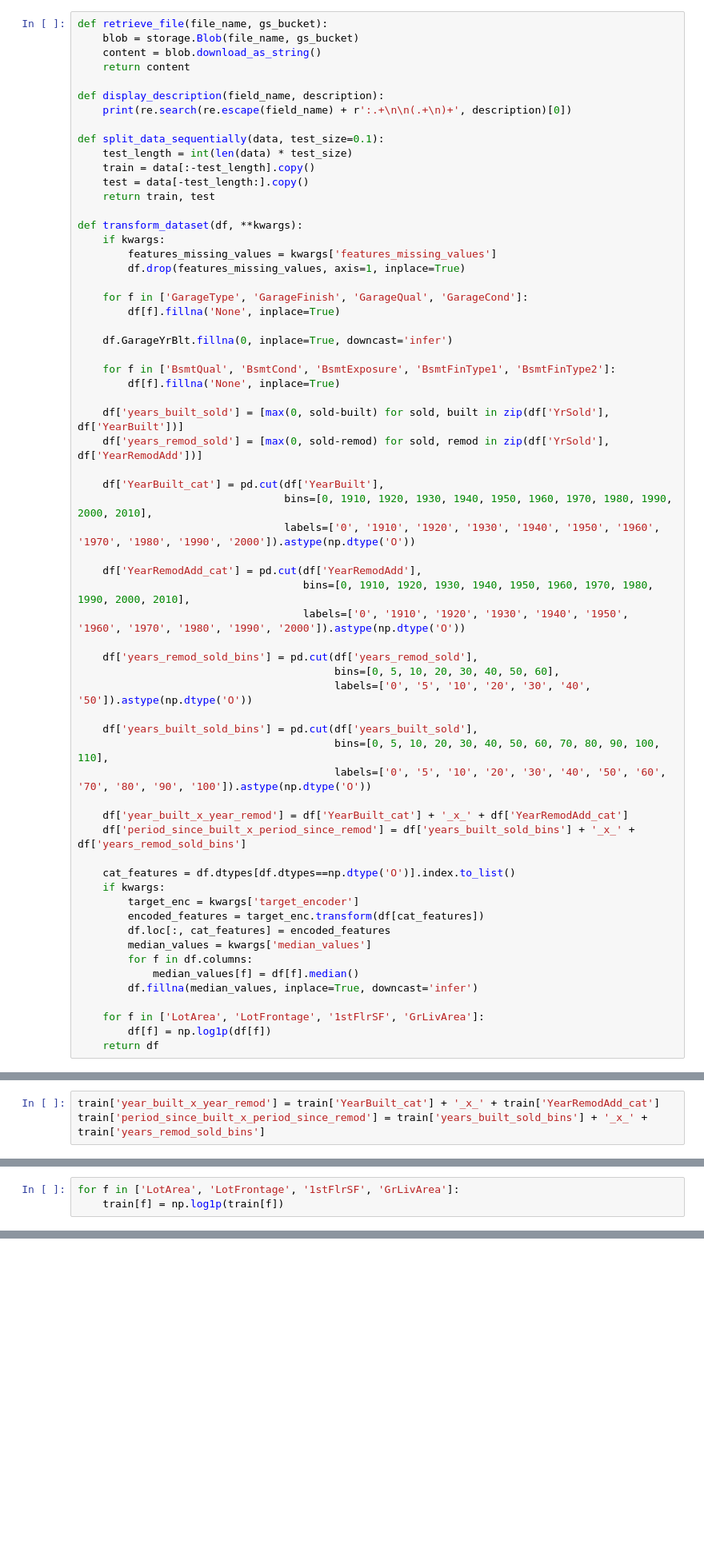
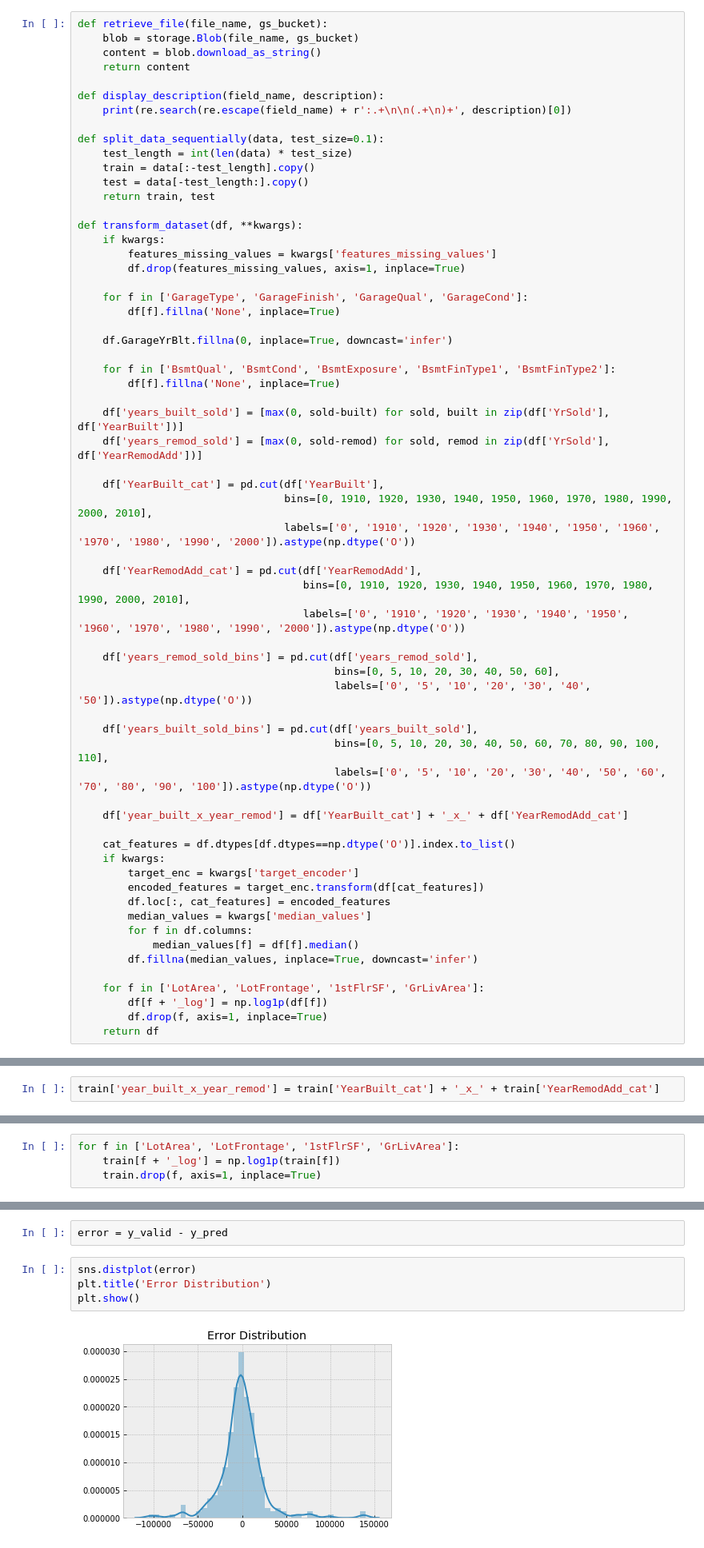
Before and after one commit to rossrco/ames_housing_ml, a Jupyter notebook: eda.ipynb, the cells around one changed output, grey strips where cells are left out. Shown at 80% size. Saved outputs shown, nothing was run; the diff lists cells and outputs as text; blank space fills up the shorter version.

Commit message:
add a model error section

```diff
--- a/eda.ipynb
+++ b/eda.ipynb
@@ -73,7 +73,6 @@ def transform_dataset(df, **kwargs):
                                          labels=['0', '5', '10', '20', '30', '40', '50', '60', '70', '80', '90', '100']).astype(np.dtype('O'))
 
     df['year_built_x_year_remod'] = df['YearBuilt_cat'] + '_x_' + df['YearRemodAdd_cat']
-    df['period_since_built_x_period_since_remod'] = df['years_built_sold_bins'] + '_x_' + df['years_remod_sold_bins']
 
     cat_features = df.dtypes[df.dtypes==np.dtype('O')].index.to_list()
     if kwargs:
@@ -86,7 +85,8 @@ def transform_dataset(df, **kwargs):
         df.fillna(median_values, inplace=True, downcast='infer')
 
     for f in ['LotArea', 'LotFrontage', '1stFlrSF', 'GrLivArea']:
-        df[f] = np.log1p(df[f])
+        df[f + '_log'] = np.log1p(df[f])
+        df.drop(f, axis=1, inplace=True)
     return df
 # %% [markdown]
 ## Ingest Data
@@ -196,7 +196,6 @@ train['years_built_sold_bins'] = pd.cut(train['years_built_sold'],
 ## Add Feature Interactions
 # %%
 train['year_built_x_year_remod'] = train['YearBuilt_cat'] + '_x_' + train['YearRemodAdd_cat']
-train['period_since_built_x_period_since_remod'] = train['years_built_sold_bins'] + '_x_' + train['years_remod_sold_bins']
 # %% [markdown]
 ## Categorical Feature Encoding
 # %%
@@ -233,4 +232,5 @@ train.fillna(median_values, inplace=True)
 ## Take The LOG Of All Long Tail Distributions
 # %%
 for f in ['LotArea', 'LotFrontage', '1stFlrSF', 'GrLivArea']:
-    train[f] = np.log1p(train[f])
+    train[f + '_log'] = np.log1p(train[f])
+    train.drop(f, axis=1, inplace=True)
@@ -269,0 +270,8 @@ The maximal error is: 134126
+# %%
+error = y_valid - y_pred
+# %%
+sns.distplot(error)
+plt.title('Error Distribution')
+plt.show()
+# %% [output]
+[figure, added]
```
Also changed, not shown: parts of 9 cells of this notebook.
